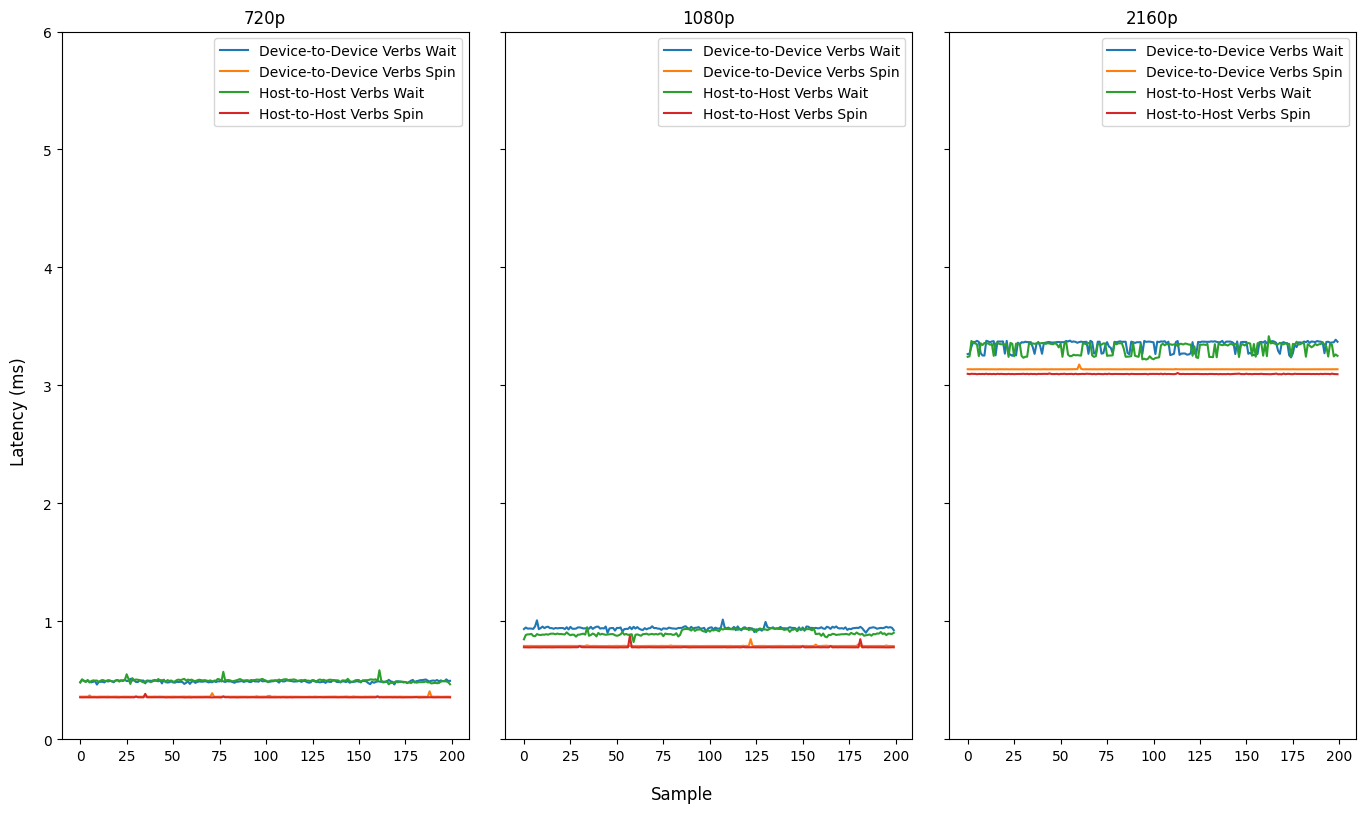
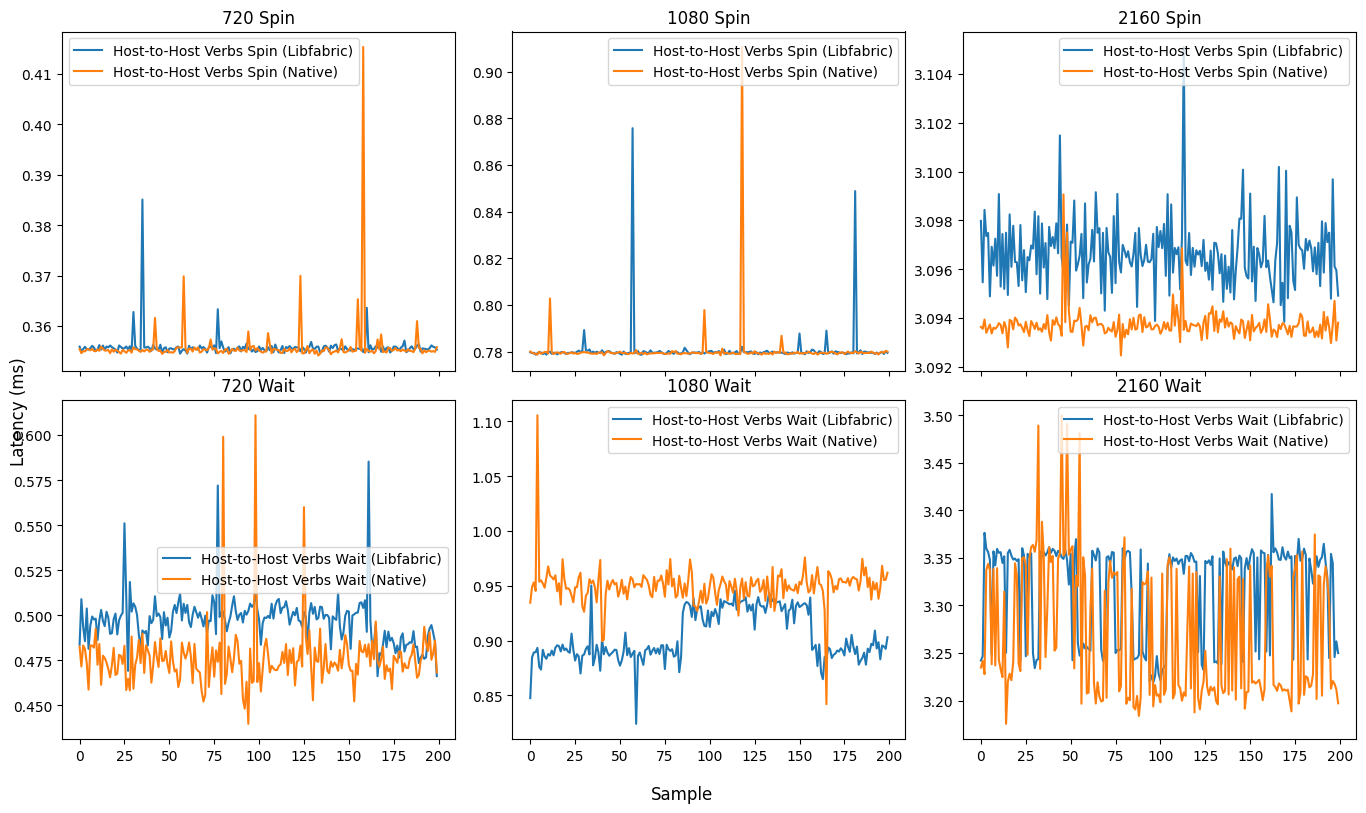
Unified diff of the notebook cell whose output changed from the first chart to the second:
--- before
+++ after
@@ -1,28 +1,15 @@
-import matplotlib.pyplot as plt
-
-data_h2h_wait = {}
-data_h2h_spin = {}
-data_d2d_wait = {}
-data_d2d_spin = {}
-for img_size in formats:
-    data_d2d_wait[img_size] = pl.read_csv(f"../data/verbs/gpu-max-clock/{img_size}/MXLFabrics+Cuda2Cuda+Verbs+Reflect+Wait.csv").select(pl.col("Timers"))
-    data_d2d_spin[img_size] = pl.read_csv(f"../data/verbs/gpu-max-clock/{img_size}/MXLFabrics+Cuda2Cuda+Verbs+Reflect+Spin.csv").select(pl.col("Timers"))
-    data_h2h_wait[img_size] = pl.read_csv(f"../data/verbs/gpu-max-clock/{img_size}/MXLFabrics+Host2Host+Verbs+Reflect+Wait.csv").select(pl.col("Timers"))
-    data_h2h_spin[img_size] = pl.read_csv(f"../data/verbs/gpu-max-clock/{img_size}/MXLFabrics+Host2Host+Verbs+Reflect+Spin.csv").select(pl.col("Timers"))
-    
-plt.rcParams['figure.figsize'] = [14,8]
-fig, axs = plt.subplots(nrows=1,ncols=len(formats), sharex=True, sharey=True)
+fig, axs = plt.subplots(nrows=2,ncols=len(formats), sharex=True)
 fig.supylabel("Latency (ms)")
 fig.supxlabel("Sample")
 
 fig.tight_layout()
+for i, img_size in enumerate(formats):
+    axs[0][i].set_title(f"{img_size} Spin")
+    axs[0][i].plot(data_h2h_spin_ofi[img_size]/1e6/2, label=f"Host-to-Host Verbs Spin (Libfabric)")
+    axs[0][i].plot(data_h2h_spin_native[img_size]/1e6/2, label=f"Host-to-Host Verbs Spin (Native)")
+    axs[0][i].legend()
 
-for i, img_size in enumerate(formats):
-    axs[i].set_title(f"{img_size}p")
-    axs[i].set_ylim(0,6)
-    axs[i].plot(data_d2d_wait[img_size]/1e6/2, label=f"Device-to-Device Verbs Wait")
-    axs[i].plot(data_d2d_spin[img_size]/1e6/2, label=f"Device-to-Device Verbs Spin")
-    axs[i].plot(data_h2h_wait[img_size]/1e6/2, label=f"Host-to-Host Verbs Wait")
-    axs[i].plot(data_h2h_spin[img_size]/1e6/2, label=f"Host-to-Host Verbs Spin")
-    axs[i].legend()
-
+    axs[1][i].set_title(f"{img_size} Wait")
+    axs[1][i].plot(data_h2h_wait_ofi[img_size]/1e6/2, label=f"Host-to-Host Verbs Wait (Libfabric)")
+    axs[1][i].plot(data_h2h_wait_native[img_size]/1e6/2, label=f"Host-to-Host Verbs Wait (Native)")
+    axs[1][i].legend()

Commit: add data for rdma native